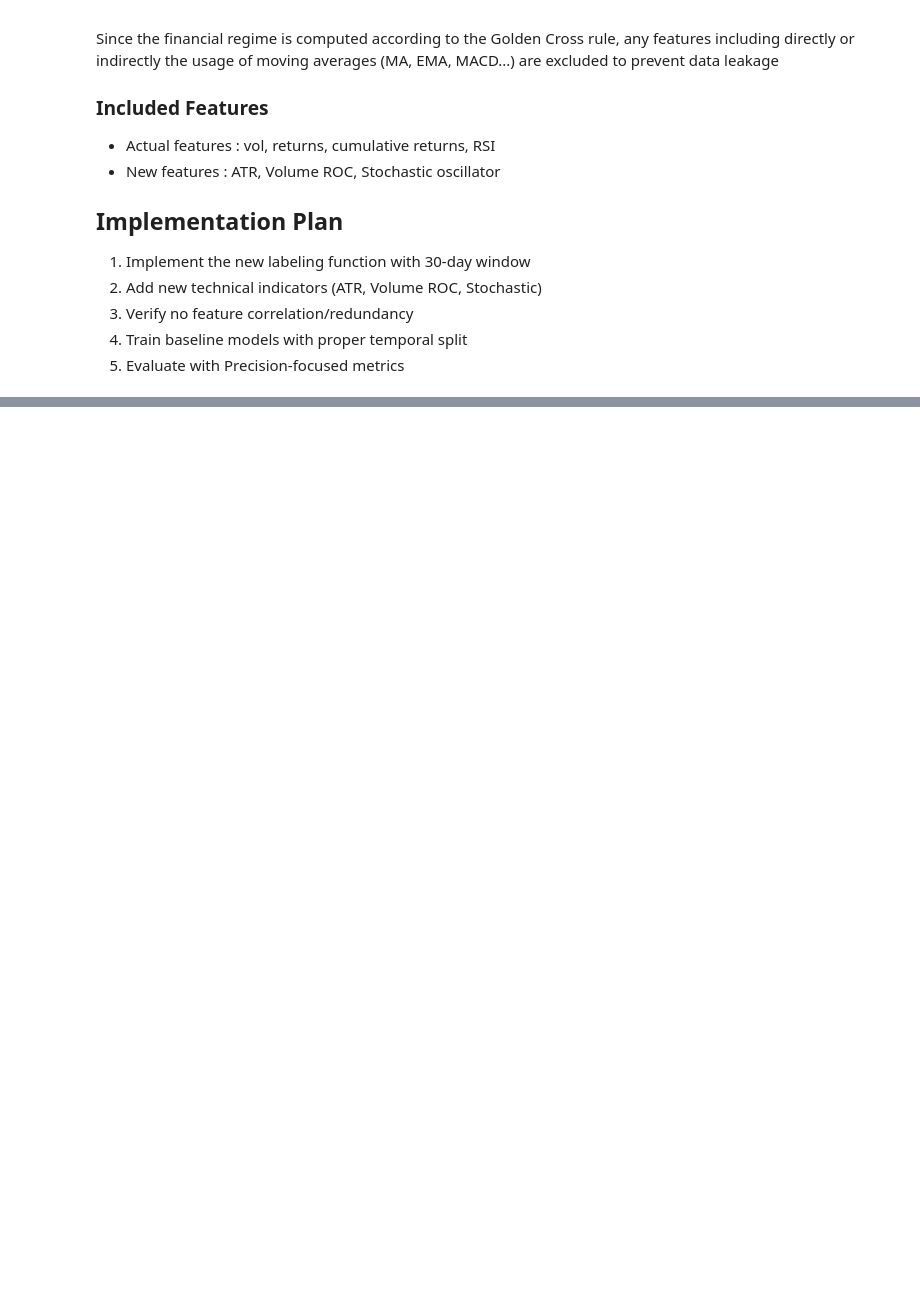
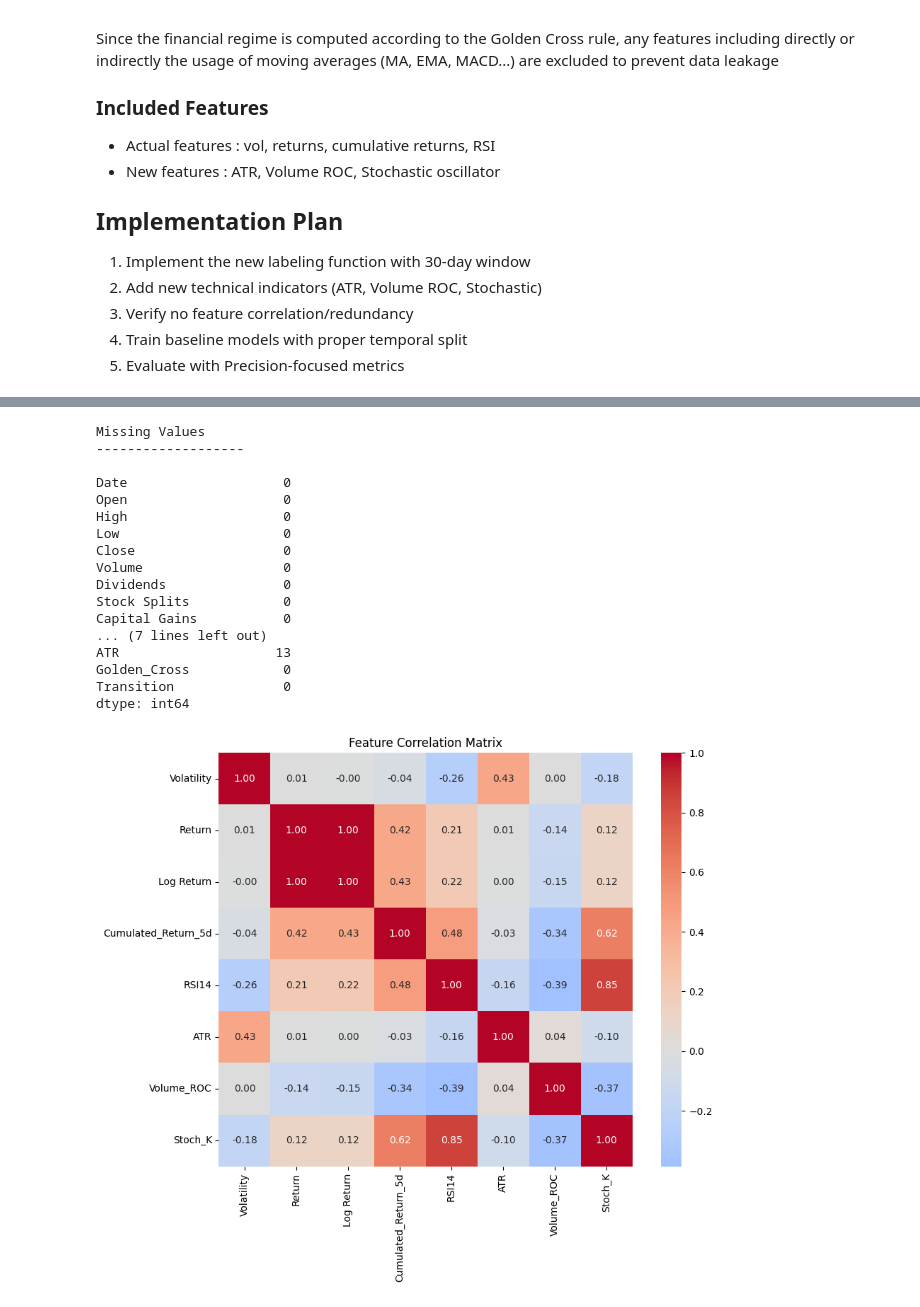
Before and after one commit to Bissapinho/Trend-classifier, a Jupyter notebook: notebooks/features_and_target.ipynb, the cells around one changed output, grey strips where cells are left out. Saved outputs shown, nothing was run; the diff lists cells and outputs as text; code cells hidden in the pictures; blank space fills up the shorter version.

```diff
--- a/notebooks/features_and_target.ipynb
+++ b/notebooks/features_and_target.ipynb
@@ -123,0 +136,37 @@ Proportion of transition: 11.34%
+# %%
+print('Missing Values\n-------------------\n')
+print(df1.isnull().sum())
+
+
+import seaborn as sns
+import matplotlib.pyplot as plt
+
+feature_cols = ['Volatility', 'Return', 'Log Return',
+                'Cumulated_Return_5d', 'RSI14', 'ATR', 'Volume_ROC', 'Stoch_K']
+corr_matrix = df1[feature_cols].corr()
+
+plt.figure(figsize=(10, 8))
+sns.heatmap(corr_matrix, annot=True, cmap='coolwarm', center=0,
+            fmt='.2f', square=True)
+plt.title('Feature Correlation Matrix')
+plt.tight_layout()
+plt.show()
+# %% [output]
+Missing Values
+-------------------
+
+Date                    0
+Open                    0
+High                    0
+Low                     0
+Close                   0
+Volume                  0
+Dividends               0
+Stock Splits            0
+Capital Gains           0
+... (7 lines left out)
+ATR                    13
+Golden_Cross            0
+Transition              0
+dtype: int64
+[figure, added]
```
Also changed, not shown: parts of 6 cells of this notebook.
